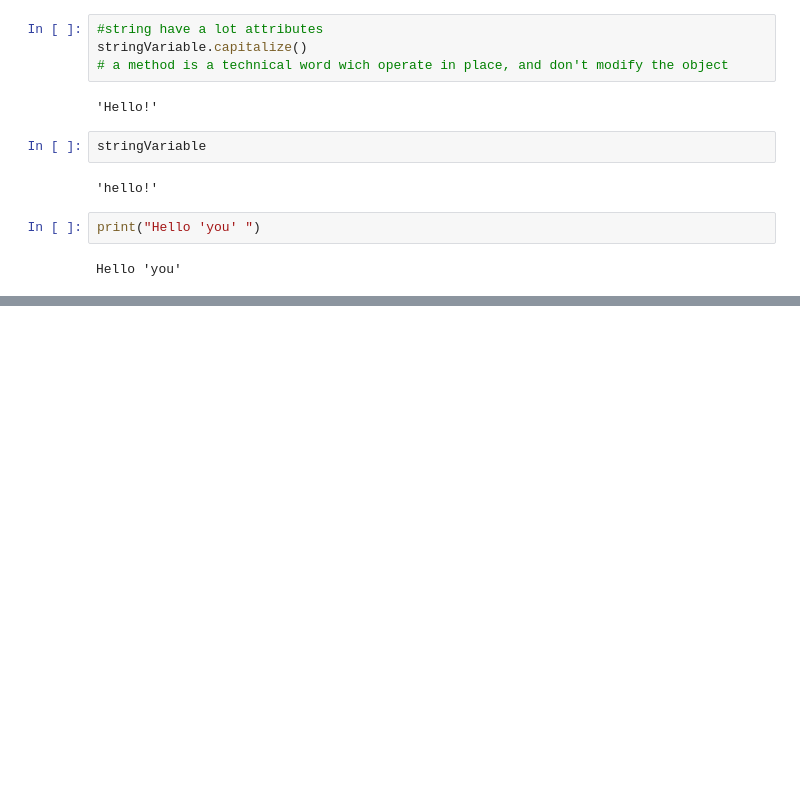
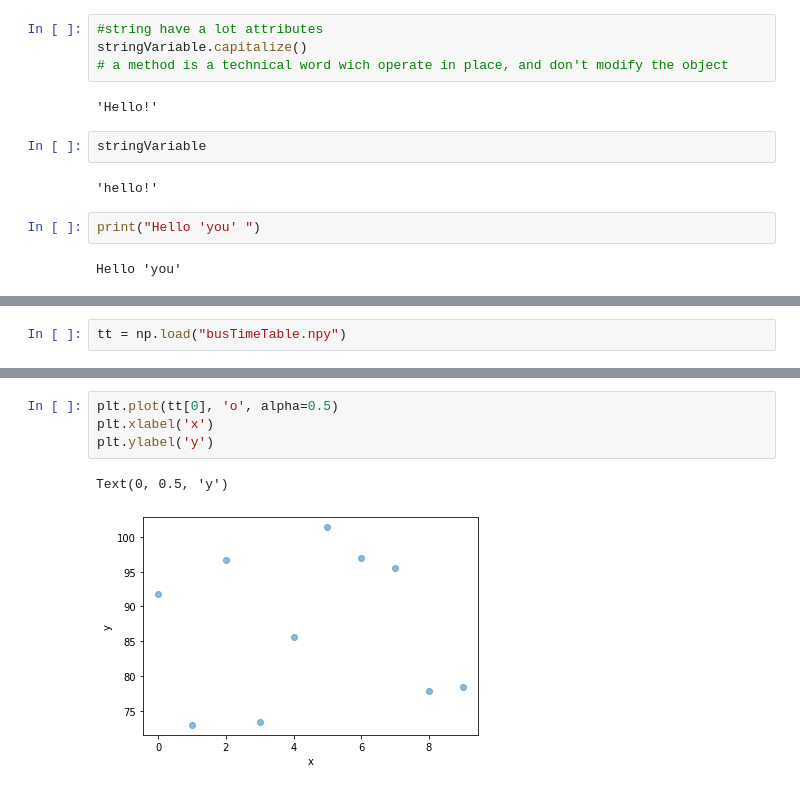
Before and after one commit to FedeleDelvecchio/MLPNS, a Jupyter notebook: pyBootParma_180321.ipynb, the cells around one changed output, grey strips where cells are left out. Drawn from its saved outputs; the diff is of its cells as text; blank space fills up the shorter version.

```diff
--- a/pyBootParma_180321.ipynb
+++ b/pyBootParma_180321.ipynb
@@ -131,0 +389,2 @@ Hello 'you'
+# %%
+tt = np.load("busTimeTable.npy")
@@ -131,0 +465,7 @@ Hello 'you'
+# %%
+plt.plot(tt[0], 'o', alpha=0.5)
+plt.xlabel('x')
+plt.ylabel('y')
+# %% [output]
+Text(0, 0.5, 'y')
+[figure, added]
```
Also changed, not shown: parts of 75 cells of this notebook.
